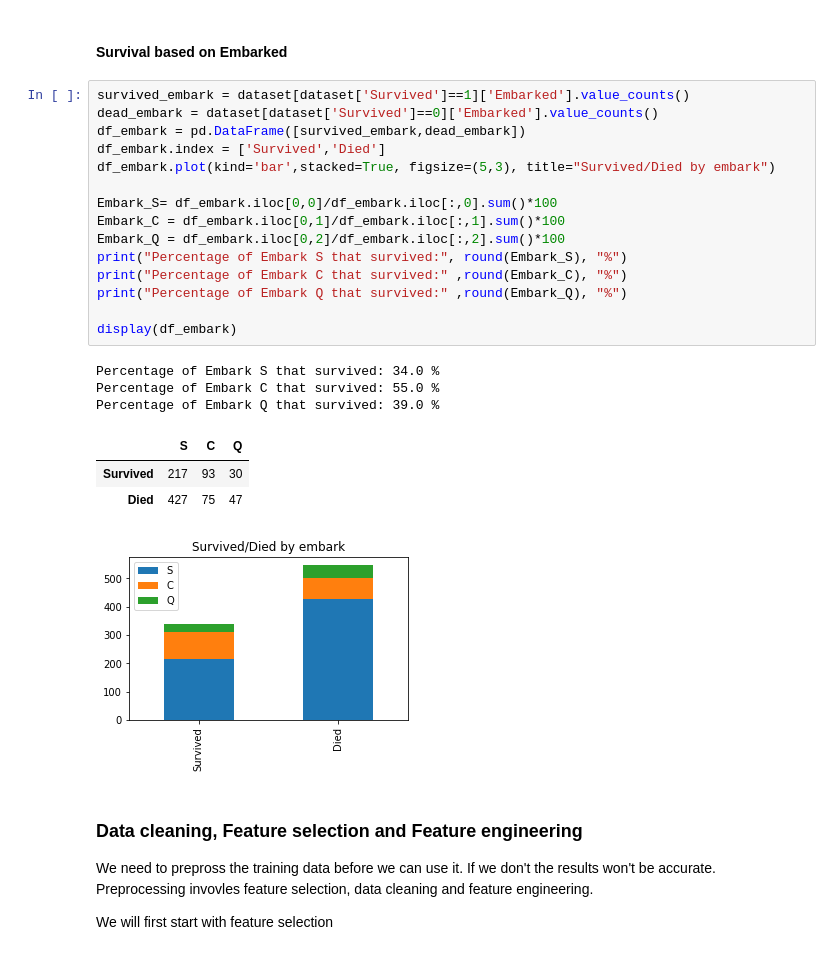
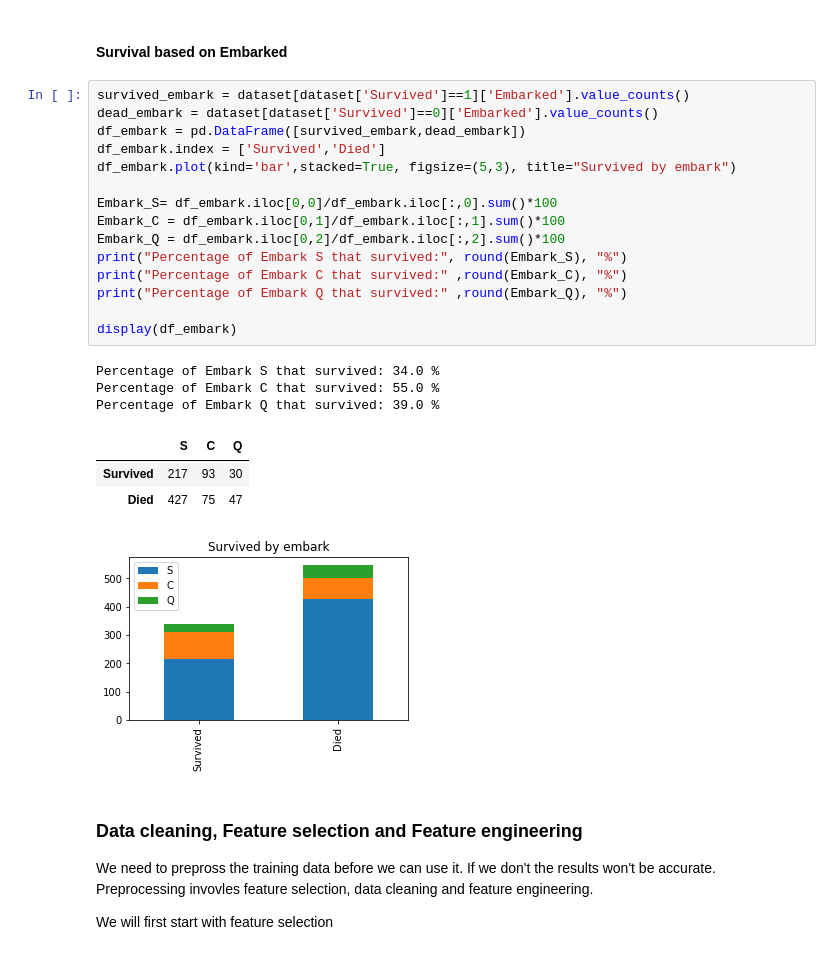
Before and after one commit to muokicaleb/Titanic, a Jupyter notebook: Titanic.ipynb, the cells around one changed output. Drawn from its saved outputs; the diff is of its cells as text.

```diff
--- a/Titanic.ipynb
+++ b/Titanic.ipynb
@@ -111,26 +105,26 @@ Percentage of male that survived: 19.0 %
 # %%
 survived_embark = dataset[dataset['Survived']==1]['Embarked'].value_counts()
 dead_embark = dataset[dataset['Survived']==0]['Embarked'].value_counts()
 df_embark = pd.DataFrame([survived_embark,dead_embark])
 df_embark.index = ['Survived','Died']
-df_embark.plot(kind='bar',stacked=True, figsize=(5,3), title="Survived/Died by embark")
+df_embark.plot(kind='bar',stacked=True, figsize=(5,3), title="Survived by embark")
 
 Embark_S= df_embark.iloc[0,0]/df_embark.iloc[:,0].sum()*100
 Embark_C = df_embark.iloc[0,1]/df_embark.iloc[:,1].sum()*100
 Embark_Q = df_embark.iloc[0,2]/df_embark.iloc[:,2].sum()*100
 print("Percentage of Embark S that survived:", round(Embark_S), "%")
 print("Percentage of Embark C that survived:" ,round(Embark_C), "%")
 print("Percentage of Embark Q that survived:" ,round(Embark_Q), "%")
 
 display(df_embark)
 # %% [output]
 Percentage of Embark S that survived: 34.0 %
 Percentage of Embark C that survived: 55.0 %
 Percentage of Embark Q that survived: 39.0 %
 |  | S | C | Q |
 | Survived | 217 | 93 | 30 |
 | Died | 427 | 75 | 47 |
-[figure, old version]
+[figure, new version]
 # %% [markdown]
 <h3>Data cleaning, Feature selection and Feature engineering</h3>
 <p>We need to prepross the training data before we can use it. If we don't the results won't be accurate.<br/> Preprocessing invovles feature selection, data cleaning and feature engineering.</p>
```
Also changed, not shown: parts of 5 cells of this notebook.
